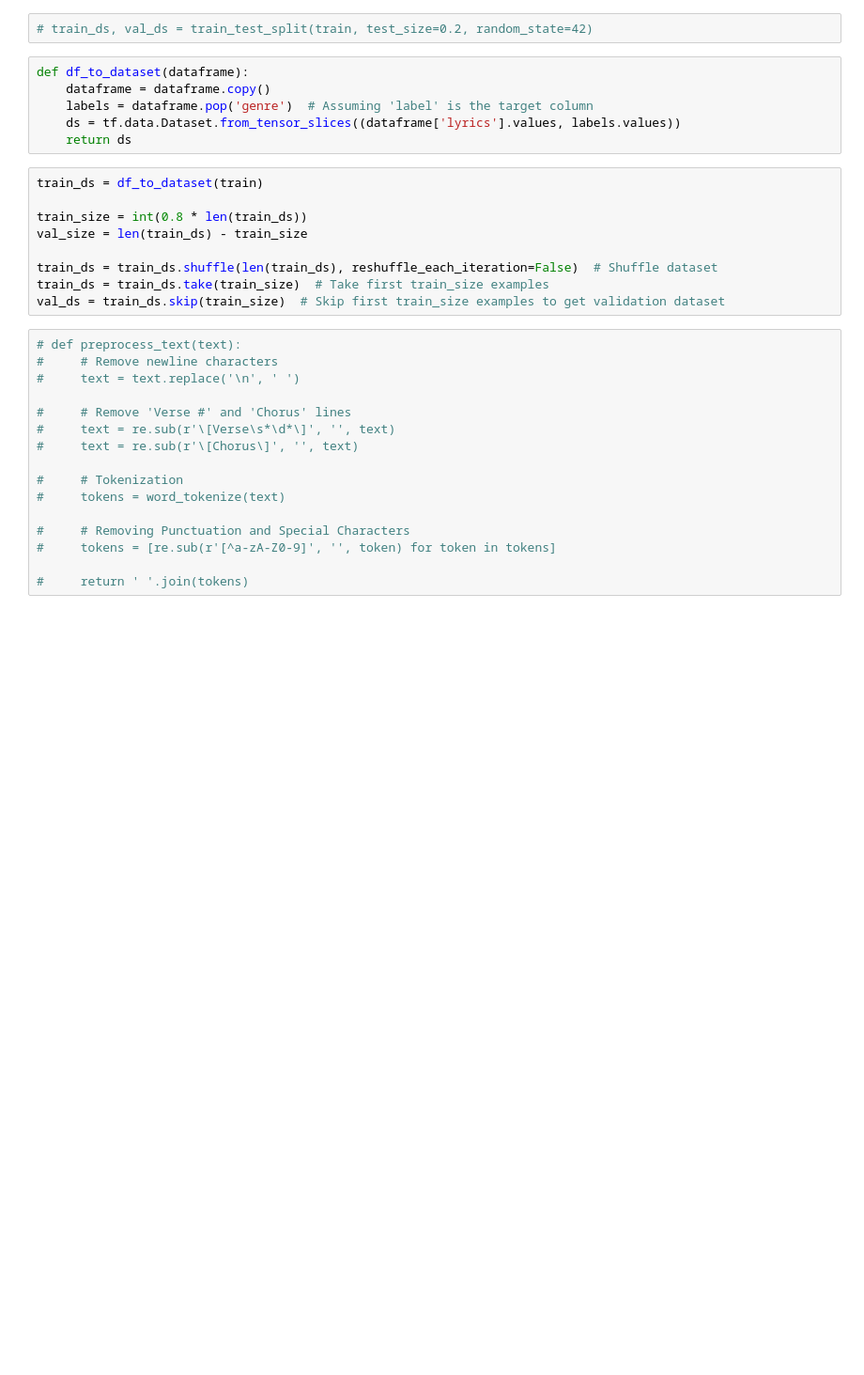
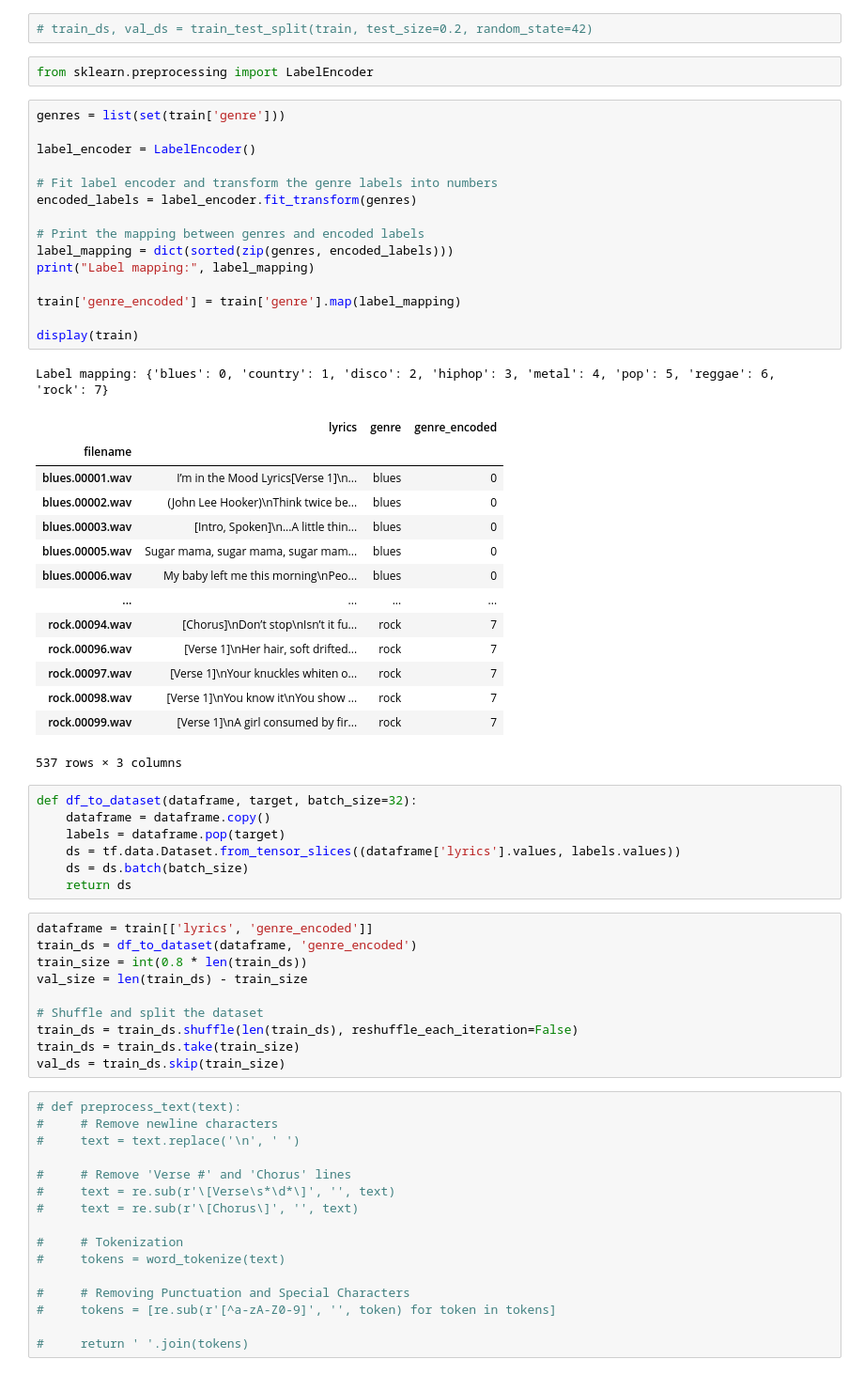
Before and after one commit to IsaD01/Deep-learning-, a Jupyter notebook: Portfolio opdracht 2/Portfolio 2.ipynb, the cells around one changed output. Shown at 94% size. Drawn from its saved outputs; the diff is of its cells as text; blank space fills up the shorter version.

```diff
--- a/Portfolio opdracht 2/Portfolio 2.ipynb
+++ b/Portfolio opdracht 2/Portfolio 2.ipynb
@@ -185,21 +181,56 @@ True
 # from sklearn.model_selection import train_test_split
 # %%
 # train_ds, val_ds = train_test_split(train, test_size=0.2, random_state=42)
+# %%
+from sklearn.preprocessing import LabelEncoder
+# %%
+genres = list(set(train['genre']))
+
+label_encoder = LabelEncoder()
+
+# Fit label encoder and transform the genre labels into numbers
+encoded_labels = label_encoder.fit_transform(genres)
+
+# Print the mapping between genres and encoded labels
+label_mapping = dict(sorted(zip(genres, encoded_labels)))
+print("Label mapping:", label_mapping)
+
+train['genre_encoded'] = train['genre'].map(label_mapping)
+
+display(train)
+# %% [output]
+Label mapping: {'blues': 0, 'country': 1, 'disco': 2, 'hiphop': 3, 'metal': 4, 'pop': 5, 'reggae': 6, 'rock': 7}
+|  | lyrics | genre | genre_encoded |
+| filename |  |  |  |
+| blues.00001.wav | I’m in the Mood Lyrics[Verse 1]\n... | blues | 0 |
+| blues.00002.wav | (John Lee Hooker)\nThink twice be... | blues | 0 |
+| blues.00003.wav | [Intro, Spoken]\n...A little thin... | blues | 0 |
+| blues.00005.wav | Sugar mama, sugar mama, sugar mam... | blues | 0 |
+| blues.00006.wav | My baby left me this morning\nPeo... | blues | 0 |
+| ... | ... | ... | ... |
+| rock.00094.wav | [Chorus]\nDon’t stop\nIsn’t it fu... | rock | 7 |
+| rock.00096.wav | [Verse 1]\nHer hair, soft drifted... | rock | 7 |
+| rock.00097.wav | [Verse 1]\nYour knuckles whiten o... | rock | 7 |
+| rock.00098.wav | [Verse 1]\nYou know it\nYou show ... | rock | 7 |
+| rock.00099.wav | [Verse 1]\nA girl consumed by fir... | rock | 7 |
+537 rows × 3 columns
 # %%
-def df_to_dataset(dataframe):
+def df_to_dataset(dataframe, target, batch_size=32):
     dataframe = dataframe.copy()
-    labels = dataframe.pop('genre')  # Assuming 'label' is the target column
+    labels = dataframe.pop(target)
     ds = tf.data.Dataset.from_tensor_slices((dataframe['lyrics'].values, labels.values))
+    ds = ds.batch(batch_size)
     return ds
 # %%
-train_ds = df_to_dataset(train)
-
+dataframe = train[['lyrics', 'genre_encoded']]
+train_ds = df_to_dataset(dataframe, 'genre_encoded')
 train_size = int(0.8 * len(train_ds))
 val_size = len(train_ds) - train_size
 
-train_ds = train_ds.shuffle(len(train_ds), reshuffle_each_iteration=False)  # Shuffle dataset
-train_ds = train_ds.take(train_size)  # Take first train_size examples
-val_ds = train_ds.skip(train_size)  # Skip first train_size examples to get validation dataset
+# Shuffle and split the dataset
+train_ds = train_ds.shuffle(len(train_ds), reshuffle_each_iteration=False)
+train_ds = train_ds.take(train_size)
+val_ds = train_ds.skip(train_size)
 # %%
 # def preprocess_text(text):
 #     # Remove newline characters
```
Also changed, not shown: parts of 5 cells of this notebook.
